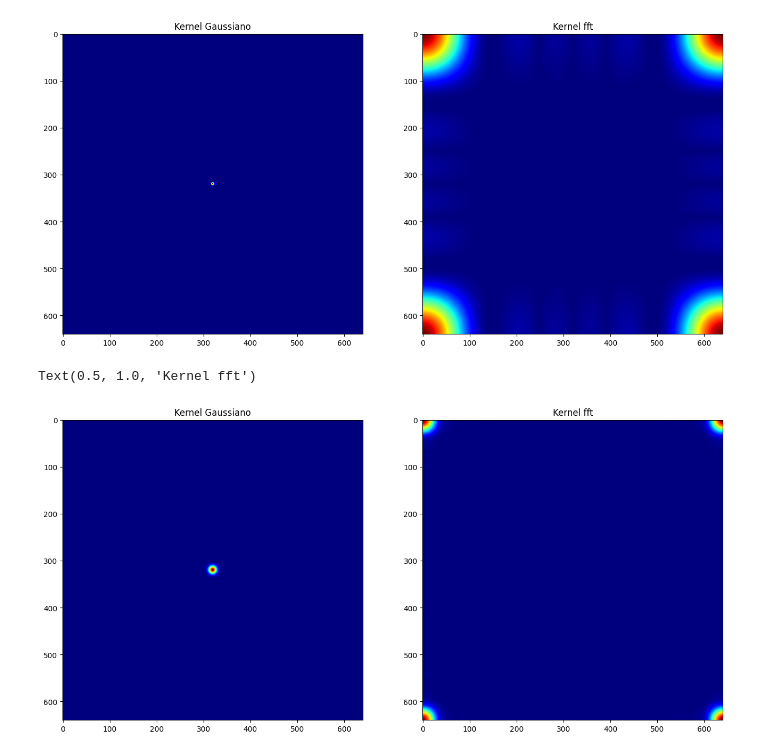
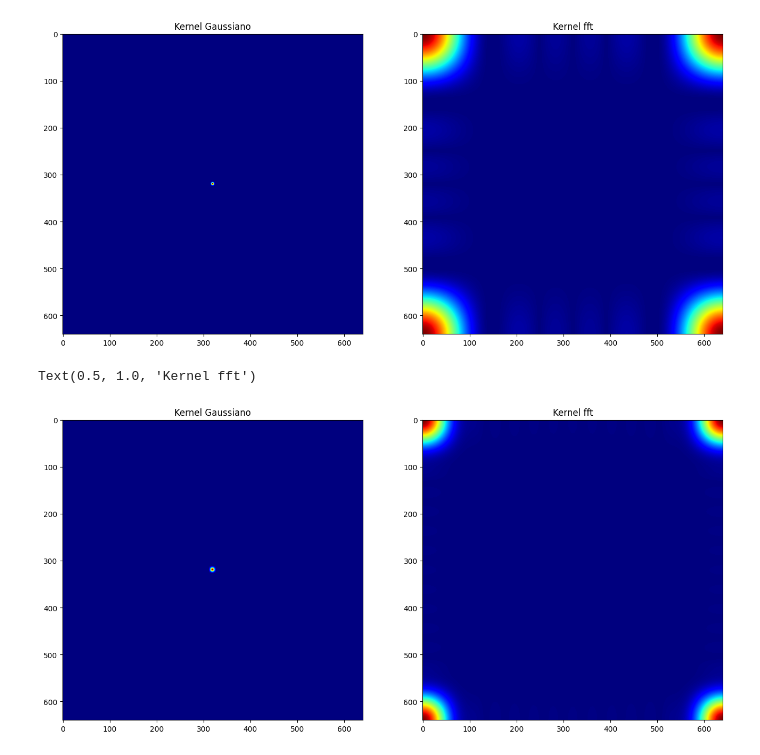
Before and after one commit to OscarAlmonacid/CV1_TPs-publico, a Jupyter notebook: TP2/TP2_OA.ipynb, the cells around one changed output. Cells and saved outputs as stored; diff of their text form; code cells hidden in the pictures.

```diff
--- a/TP2/TP2_OA.ipynb
+++ b/TP2/TP2_OA.ipynb
@@ -40,16 +40,16 @@ Text(0.5, 1.0, 'Kernel fft')
 [figure]
 # %%
 #Se aplica la función con otros valores de k_size y sigma
-kernel_1, kernel_tf_1 = create_gauss_filter(640, 640, k_size=30, sigma=6)
+kernel_1, kernel_tf_1 = create_gauss_filter(640, 640, k_size=15, sigma=3)
 
 fig, ax = plt.subplots(1,2, figsize=(16,16))
 ax[0].imshow(kernel_1, cmap='jet')
 ax[0].set_title('Kernel Gaussiano')
 ax[1].imshow(np.abs(kernel_tf_1), cmap='jet')
 ax[1].set_title('Kernel fft')
 # %% [output]
 Text(0.5, 1.0, 'Kernel fft')
-[figure, old version]
+[figure, new version]
 # %%
 img_filtrada1 = img_tf * kernel_tf_1
 
```
Also changed, not shown: parts of 13 cells of this notebook.
